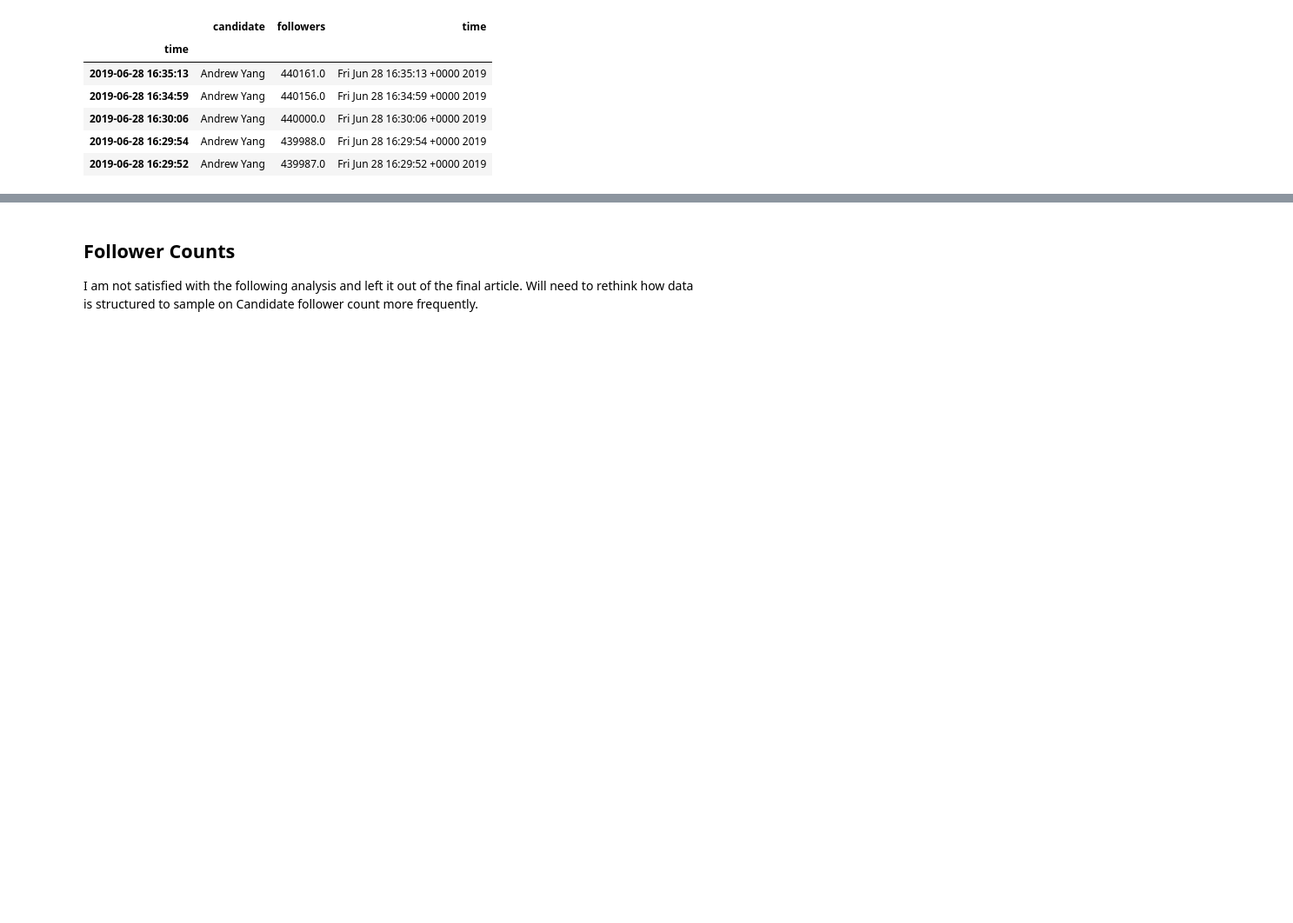
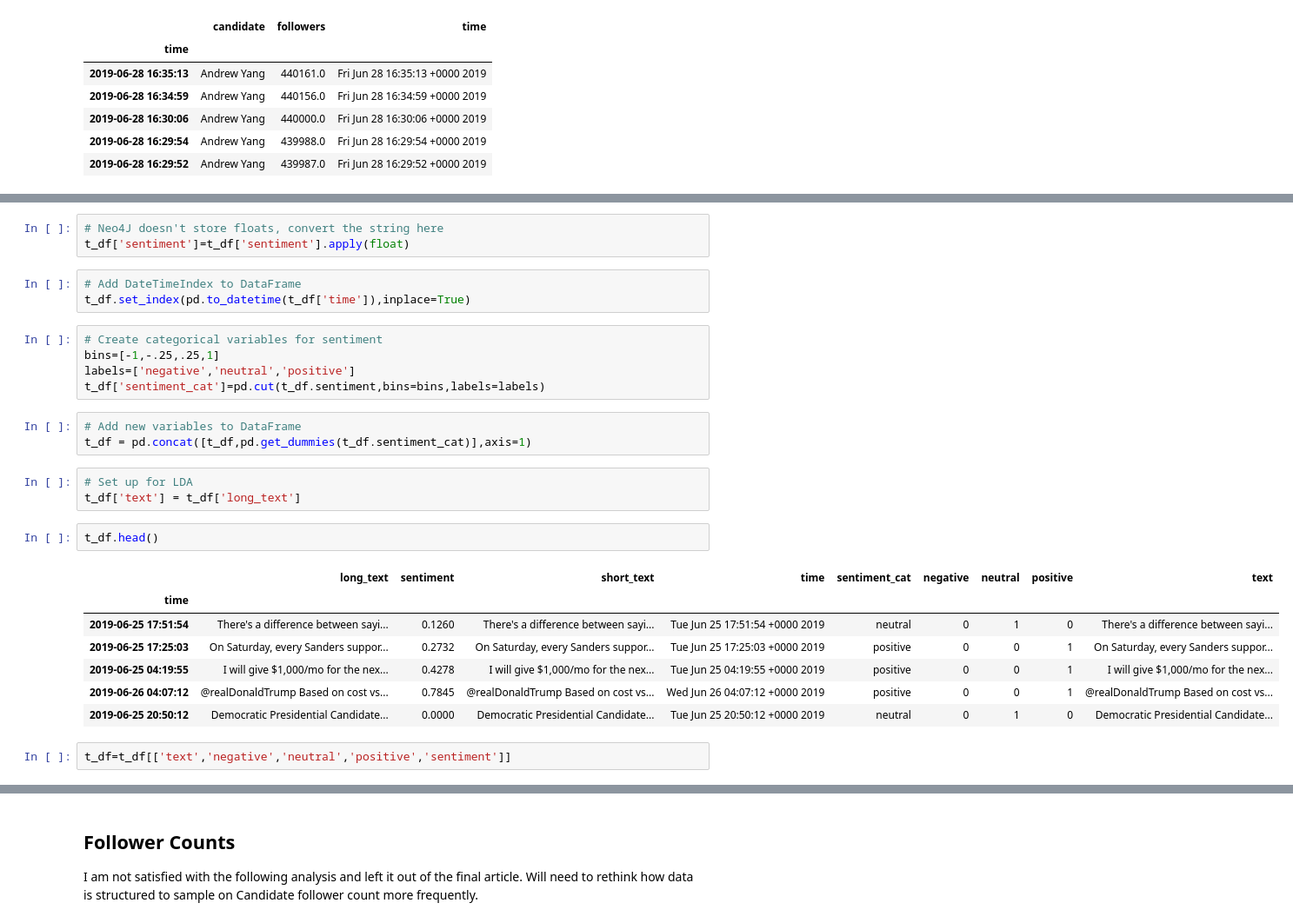
Before and after one commit to danjizquierdo/1stPrimaryDebateNight2020, a Jupyter notebook: SentimentalNotebook.ipynb, the cells around one changed output, grey strips where cells are left out. Shown at 87% size. Drawn from its saved outputs; the diff is of its cells as text; blank space fills up the shorter version.

```diff
--- a/SentimentalNotebook.ipynb
+++ b/SentimentalNotebook.ipynb
@@ -132,0 +168,29 @@ rt_df.head()
+# %%
+# Neo4J doesn't store floats, convert the string here
+t_df['sentiment']=t_df['sentiment'].apply(float)
+# %%
+# Add DateTimeIndex to DataFrame
+t_df.set_index(pd.to_datetime(t_df['time']),inplace=True)
+# %%
+# Create categorical variables for sentiment
+bins=[-1,-.25,.25,1]
+labels=['negative','neutral','positive']
+t_df['sentiment_cat']=pd.cut(t_df.sentiment,bins=bins,labels=labels)
+# %%
+# Add new variables to DataFrame
+t_df = pd.concat([t_df,pd.get_dummies(t_df.sentiment_cat)],axis=1)
+# %%
+# Set up for LDA
+t_df['text'] = t_df['long_text']
+# %%
+t_df.head()
+# %% [output]
+|  | long_text | sentiment | short_text | time | sentiment_cat | negative | neutral | positive | text |
+| time |  |  |  |  |  |  |  |  |  |
+| 2019-06-25 17:51:54 | There's a difference between sayi... | 0.1260 | There's a difference between sayi... | Tue Jun 25 17:51:54 +0000 2019 | neutral | 0 | 1 | 0 | There's a difference between sayi... |
+| 2019-06-25 17:25:03 | On Saturday, every Sanders suppor... | 0.2732 | On Saturday, every Sanders suppor... | Tue Jun 25 17:25:03 +0000 2019 | positive | 0 | 0 | 1 | On Saturday, every Sanders suppor... |
+| 2019-06-25 04:19:55 | I will give $1,000/mo for the nex... | 0.4278 | I will give $1,000/mo for the nex... | Tue Jun 25 04:19:55 +0000 2019 | positive | 0 | 0 | 1 | I will give $1,000/mo for the nex... |
+| 2019-06-26 04:07:12 | @realDonaldTrump Based on cost vs... | 0.7845 | @realDonaldTrump Based on cost vs... | Wed Jun 26 04:07:12 +0000 2019 | positive | 0 | 0 | 1 | @realDonaldTrump Based on cost vs... |
+| 2019-06-25 20:50:12 | Democratic Presidential Candidate... | 0.0000 | Democratic Presidential Candidate... | Tue Jun 25 20:50:12 +0000 2019 | neutral | 0 | 1 | 0 | Democratic Presidential Candidate... |
+# %%
+t_df=t_df[['text','negative','neutral','positive','sentiment']]
```
Also changed, not shown: parts of 10 cells of this notebook.
